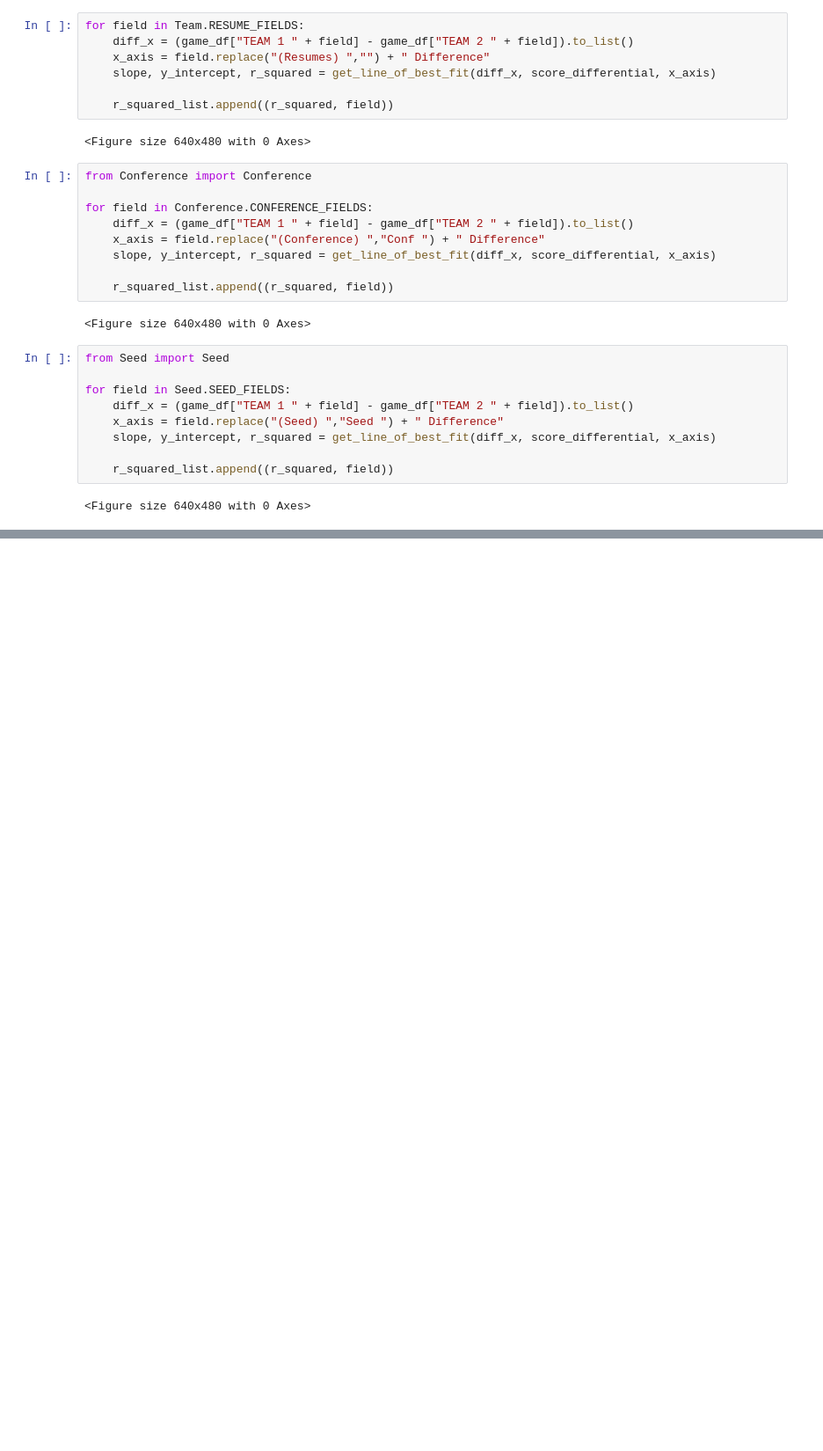
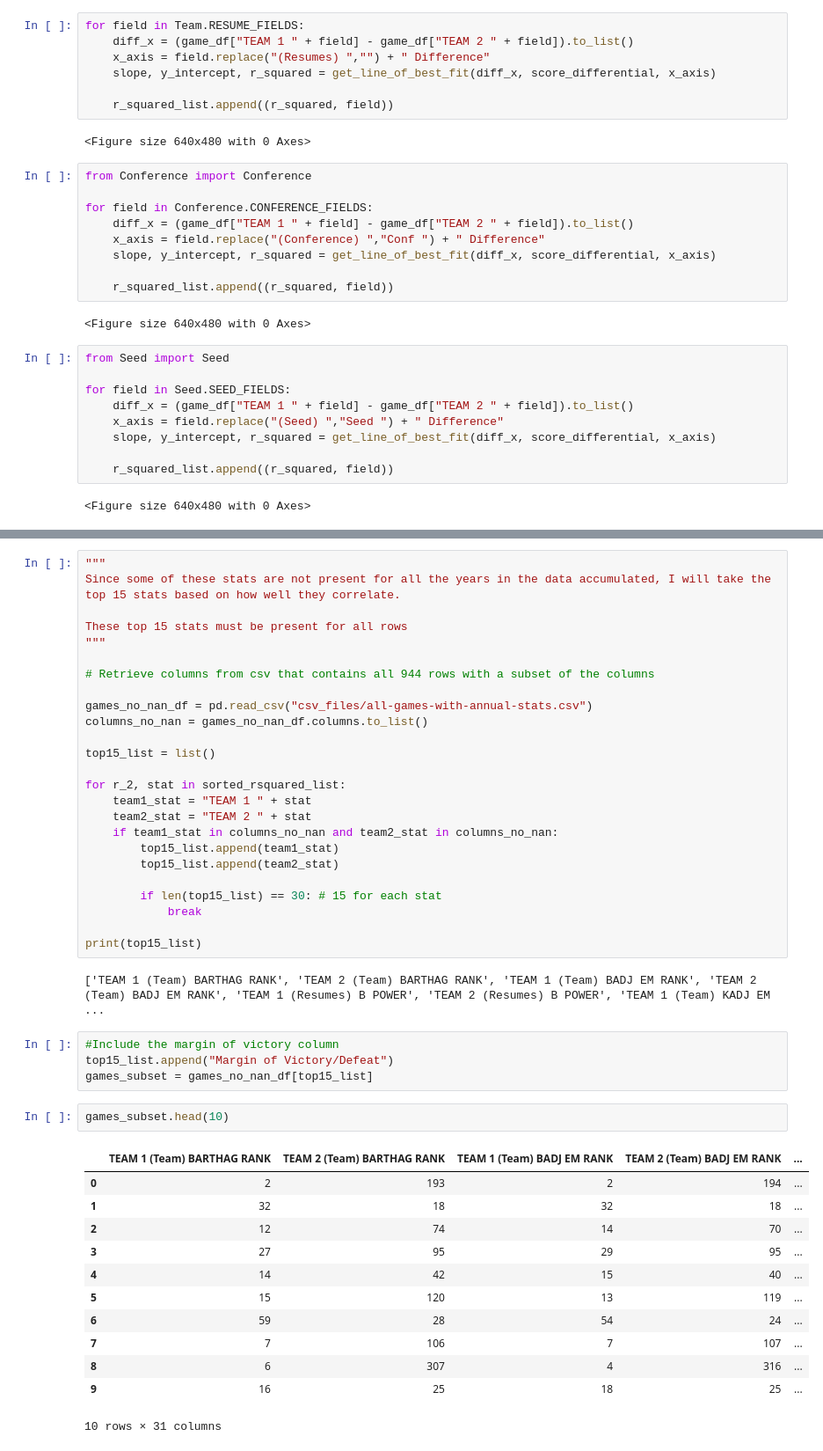
Before and after one commit to srikharpadmanabhan/mm-data-analysis-final-project, a Jupyter notebook: GenerateRegressions.ipynb, the cells around one changed output, grey strips where cells are left out. Shown: that part at 88% size. Saved outputs shown, nothing was run; the diff lists cells and outputs as text; blank space fills up the shorter version.

```diff
--- a/GenerateRegressions.ipynb
+++ b/GenerateRegressions.ipynb
@@ -127,0 +138,46 @@ sorted_rsquared_list[:10]
+# %%
+"""
+Since some of these stats are not present for all the years in the data accumulated, I will take the top 15 stats based on how well they correlate.
+
+These top 15 stats must be present for all rows
+"""
+
+# Retrieve columns from csv that contains all 944 rows with a subset of the columns
+
+games_no_nan_df = pd.read_csv("csv_files/all-games-with-annual-stats.csv")
+columns_no_nan = games_no_nan_df.columns.to_list()
+
+top15_list = list()
+
+for r_2, stat in sorted_rsquared_list:
+    team1_stat = "TEAM 1 " + stat
+    team2_stat = "TEAM 2 " + stat
+    if team1_stat in columns_no_nan and team2_stat in columns_no_nan:
+        top15_list.append(team1_stat)
+        top15_list.append(team2_stat)
+
+        if len(top15_list) == 30: # 15 for each stat
+            break
+
+print(top15_list)
+# %% [output]
+['TEAM 1 (Team) BARTHAG RANK', 'TEAM 2 (Team) BARTHAG RANK', 'TEAM 1 (Team) BADJ EM RANK', 'TEAM 2 (Team) BADJ EM RANK', 'TEAM 1 (Resumes) B POWER', 'TEAM 2 (Resumes) B POWER', 'TEAM 1 (Team) KADJ EM  ...
+# %%
+#Include the margin of victory column
+top15_list.append("Margin of Victory/Defeat")
+games_subset = games_no_nan_df[top15_list]
+# %%
+games_subset.head(10)
+# %% [output]
+|  | TEAM 1 (Team) BARTHAG RANK | TEAM 2 (Team) BARTHAG RANK | TEAM 1 (Team) BADJ EM RANK | TEAM 2 (Team) BADJ EM RANK | ... |
+| 0 | 2 | 193 | 2 | 194 | ... |
+| 1 | 32 | 18 | 32 | 18 | ... |
+| 2 | 12 | 74 | 14 | 70 | ... |
+| 3 | 27 | 95 | 29 | 95 | ... |
+| 4 | 14 | 42 | 15 | 40 | ... |
+| 5 | 15 | 120 | 13 | 119 | ... |
+| 6 | 59 | 28 | 54 | 24 | ... |
+| 7 | 7 | 106 | 7 | 107 | ... |
+| 8 | 6 | 307 | 4 | 316 | ... |
+| 9 | 16 | 25 | 18 | 25 | ... |
+10 rows × 31 columns
```
Also changed, not shown: parts of 7 cells of this notebook, 6 other files.
